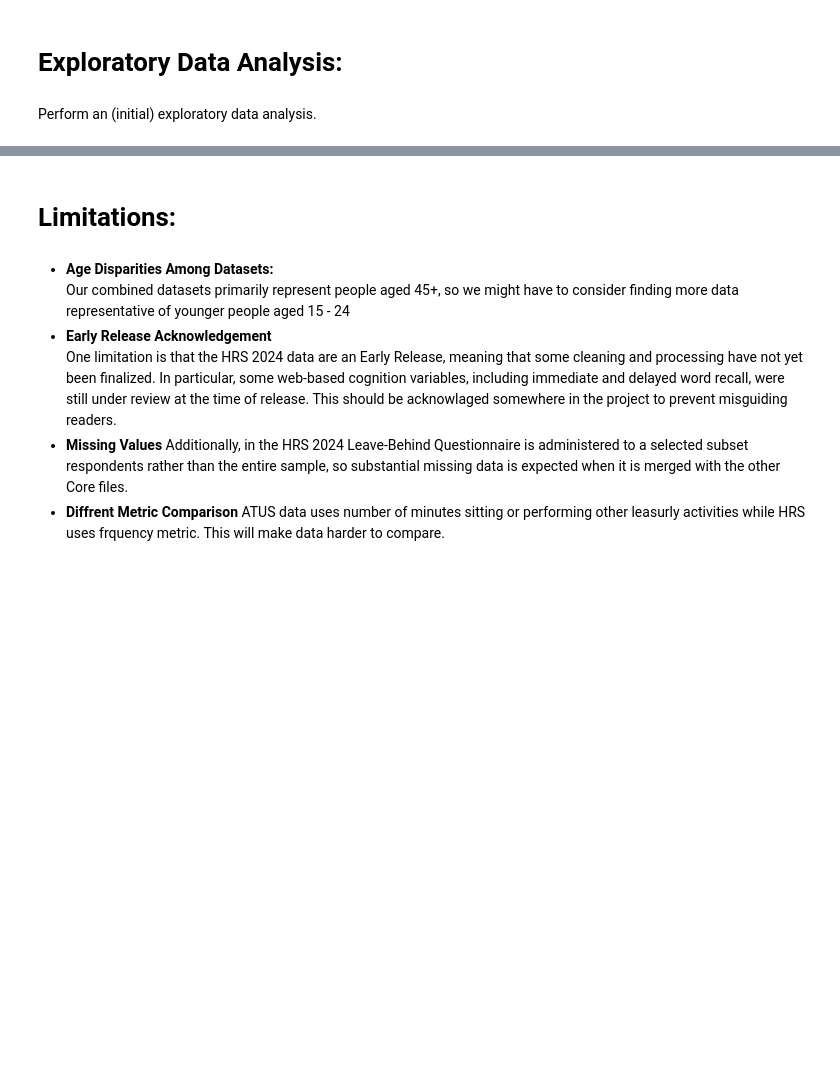
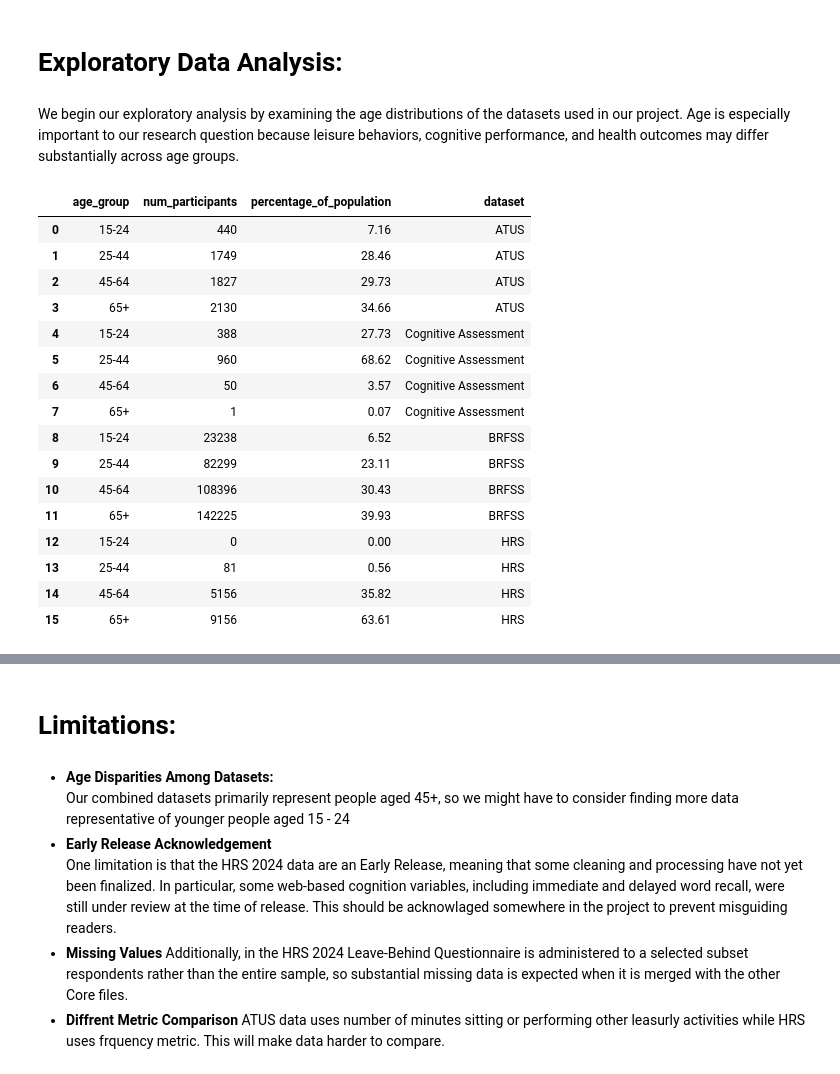
Before and after one commit to rem388/DataScienceProject, a Jupyter notebook: Phase2.ipynb, the cells around one changed output, grey strips where cells are left out. Drawn from its saved outputs; the diff is of its cells as text; code cells hidden in the pictures; blank space fills up the shorter version.

```diff
--- a/Phase2.ipynb
+++ b/Phase2.ipynb
@@ -988,4 +1151,38 @@ display(duckdb.sql("SELECT ROUND(AVG(sitting_total_minutes), 2) " \
 # %% [markdown]
 # **Exploratory Data Analysis:**
 # %% [markdown]
-Perform an (initial) exploratory data analysis.
+We begin our exploratory analysis by examining the age distributions of the datasets used in our project. Age is especially important to our research question because leisure behaviors, cognitive performance, and health outcomes may differ substantially across age groups.
+# %%
+age_distribution_hrs = duckdb.sql("WITH age_groups(age_group, sort_order) " \
+"AS (VALUES ('15-24', 1), ('25-44', 2), ('45-64', 3), ('65+', 4)), counts " \
+"AS (SELECT CASE WHEN age BETWEEN 15 AND 24 THEN '15-24' WHEN age BETWEEN 25 AND 44 THEN '25-44' WHEN age BETWEEN 45 AND 64 THEN '45-64' ELSE '65+' END AS age_group, COUNT(*) " \
+"AS num_participants FROM hrs WHERE age IS NOT NULL GROUP BY age_group), total " \
+"AS (SELECT COUNT(*) AS total_participants FROM hrs WHERE age IS NOT NULL) SELECT g.age_group, COALESCE(c.num_participants, 0) " \
+"AS num_participants, ROUND(COALESCE(c.num_participants, 0) * 100.0 / t.total_participants, 2) " \
+"AS percentage_of_population FROM age_groups AS g LEFT JOIN counts " \
+"AS c USING (age_group) CROSS JOIN total " \
+"AS t ORDER BY g.sort_order").df()
+
+age_comparison = pd.concat([age_distribution_activities.assign(dataset="ATUS"),
+                            age_distribution_cognitive_data.assign(dataset="Cognitive Assessment"), age_distribution_mental_health.assign(dataset="BRFSS"),
+                            age_distribution_hrs.assign(dataset="HRS")], ignore_index=True)
+
+display(age_comparison)
+# %% [output]
+|  | age_group | num_participants | percentage_of_population | dataset |
+| 0 | 15-24 | 440 | 7.16 | ATUS |
+| 1 | 25-44 | 1749 | 28.46 | ATUS |
+| 2 | 45-64 | 1827 | 29.73 | ATUS |
+| 3 | 65+ | 2130 | 34.66 | ATUS |
+| 4 | 15-24 | 388 | 27.73 | Cognitive Assessment |
+| 5 | 25-44 | 960 | 68.62 | Cognitive Assessment |
+| 6 | 45-64 | 50 | 3.57 | Cognitive Assessment |
+| 7 | 65+ | 1 | 0.07 | Cognitive Assessment |
+| 8 | 15-24 | 23238 | 6.52 | BRFSS |
+| 9 | 25-44 | 82299 | 23.11 | BRFSS |
+| 10 | 45-64 | 108396 | 30.43 | BRFSS |
+| 11 | 65+ | 142225 | 39.93 | BRFSS |
+| 12 | 15-24 | 0 | 0.00 | HRS |
+| 13 | 25-44 | 81 | 0.56 | HRS |
+| 14 | 45-64 | 5156 | 35.82 | HRS |
+| 15 | 65+ | 9156 | 63.61 | HRS |
```
Also changed, not shown: parts of 18 cells of this notebook.
